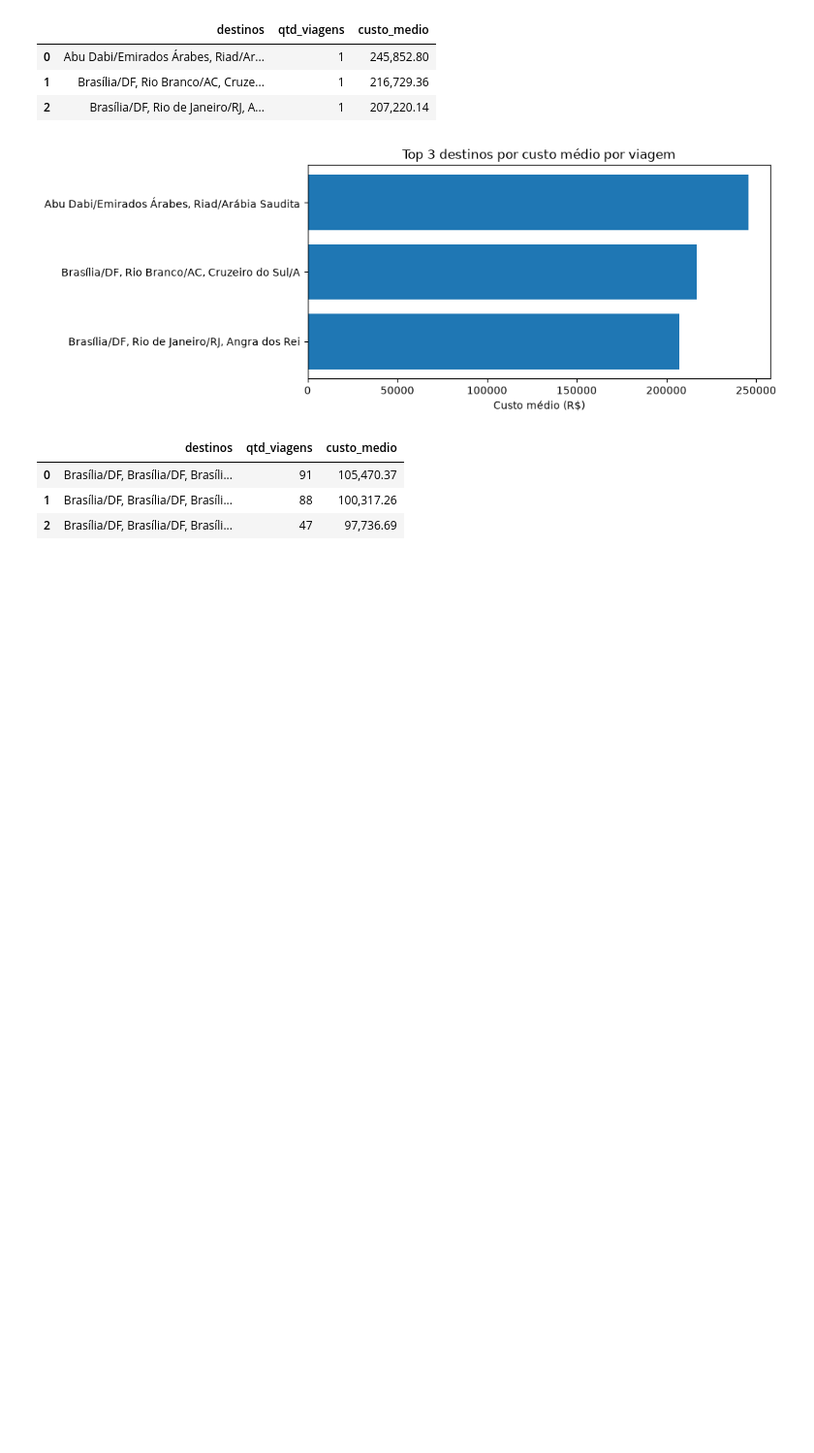
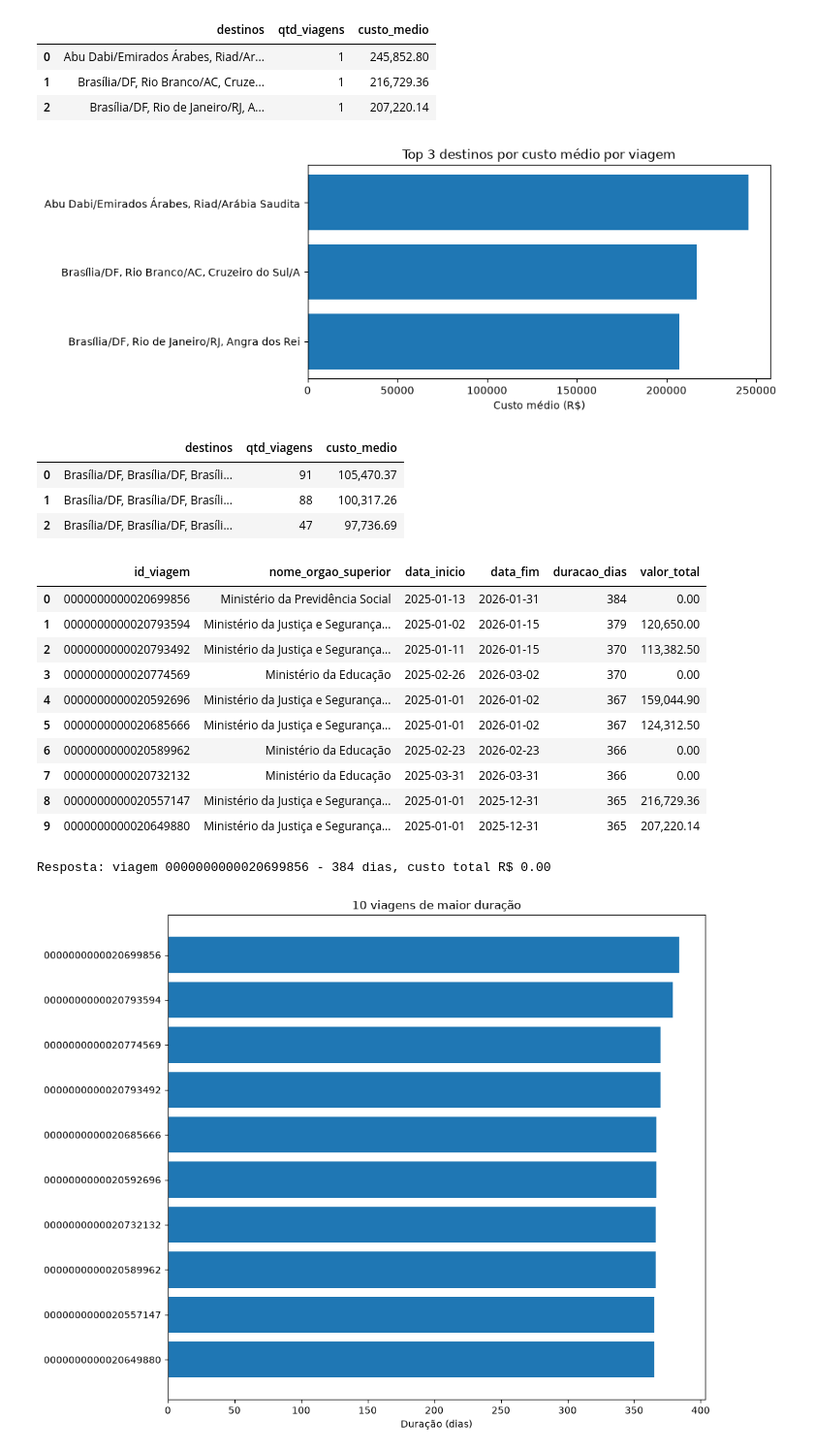
Before and after one commit to jhenrique131/M-dulo-1---Projeto-de-Recupera-o, a Jupyter notebook: 3_analise.ipynb, the cells around one changed output. Shown at 97% size. Drawn from its saved outputs; the diff is of its cells as text; code cells hidden in the pictures; blank space fills up the shorter version.

```diff
--- a/3_analise.ipynb
+++ b/3_analise.ipynb
@@ -96,3 +96,42 @@ display(consulta(SQL_Q2B))
 | 0 | Brasília/DF, Brasília/DF, Brasíli... | 91 | 105,470.37 |
 | 1 | Brasília/DF, Brasília/DF, Brasíli... | 88 | 100,317.26 |
 | 2 | Brasília/DF, Brasília/DF, Brasíli... | 47 | 97,736.69 |
+# %%
+# 3 - Qual a viagem de maior duração e qual o seu custo total?
+SQL_Q3 = """
+
+SELECT
+    id_viagem,
+    nome_orgao_superior,
+    data_inicio,
+    data_fim,
+    duracao_dias,
+    valor_total
+FROM silver_viagem
+where
+duracao_dias is not null
+order by duracao_dias desc, valor_total desc
+limit 10
+"""
+
+q3 = consulta(SQL_Q3)
+display(q3)
+top = q3.iloc[0]
+print(f"Resposta: viagem {top['id_viagem']} - {top['duracao_dias']} dias, "
+      f"custo total R$ {top['valor_total']:,.2f}")
+grafico_barras(q3, "id_viagem", "duracao_dias",
+               "10 viagens de maior duração", "Duração (dias)")
+# %% [output]
+|  | id_viagem | nome_orgao_superior | data_inicio | data_fim | duracao_dias | valor_total |
+| 0 | 0000000000020699856 | Ministério da Previdência Social | 2025-01-13 | 2026-01-31 | 384 | 0.00 |
+| 1 | 0000000000020793594 | Ministério da Justiça e Segurança... | 2025-01-02 | 2026-01-15 | 379 | 120,650.00 |
+| 2 | 0000000000020793492 | Ministério da Justiça e Segurança... | 2025-01-11 | 2026-01-15 | 370 | 113,382.50 |
+| 3 | 0000000000020774569 | Ministério da Educação | 2025-02-26 | 2026-03-02 | 370 | 0.00 |
+| 4 | 0000000000020592696 | Ministério da Justiça e Segurança... | 2025-01-01 | 2026-01-02 | 367 | 159,044.90 |
+| 5 | 0000000000020685666 | Ministério da Justiça e Segurança... | 2025-01-01 | 2026-01-02 | 367 | 124,312.50 |
+| 6 | 0000000000020589962 | Ministério da Educação | 2025-02-23 | 2026-02-23 | 366 | 0.00 |
+| 7 | 0000000000020732132 | Ministério da Educação | 2025-03-31 | 2026-03-31 | 366 | 0.00 |
+| 8 | 0000000000020557147 | Ministério da Justiça e Segurança... | 2025-01-01 | 2025-12-31 | 365 | 216,729.36 |
+| 9 | 0000000000020649880 | Ministério da Justiça e Segurança... | 2025-01-01 | 2025-12-31 | 365 | 207,220.14 |
+Resposta: viagem 0000000000020699856 - 384 dias, custo total R$ 0.00
+[figure, added]
```
